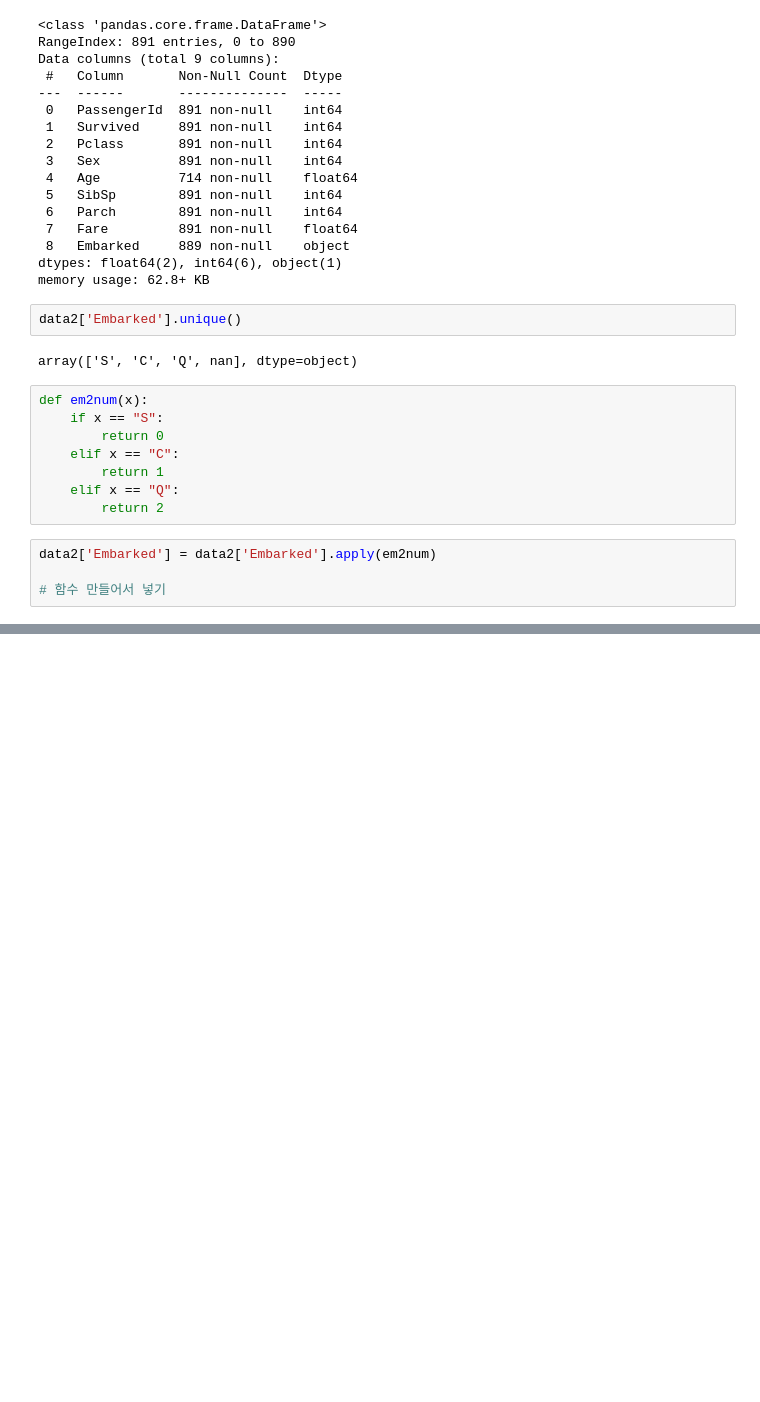
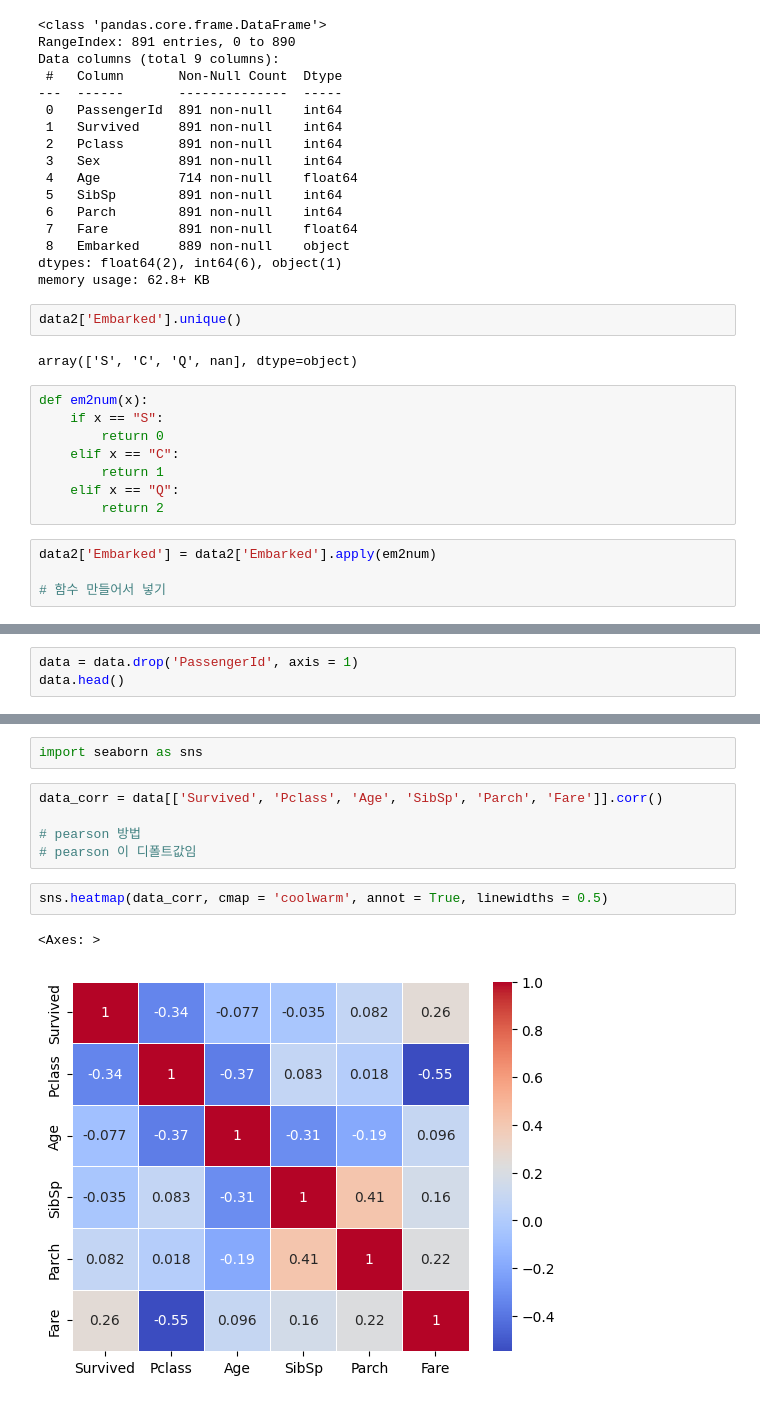
Before and after one commit to youngeunkoo/fintech_service, a Jupyter notebook: 06machine_learning/04_데이터전처리연습_titanic_Data.ipynb, the cells around one changed output, grey strips where cells are left out. Saved outputs shown, nothing was run; the diff lists cells and outputs as text; blank space fills up the shorter version.

```diff
--- a/06machine_learning/04_데이터전처리연습_titanic_Data.ipynb
+++ b/06machine_learning/04_데이터전처리연습_titanic_Data.ipynb
@@ -1455,0 +1743,3 @@ data2.head()
+# %%
+data = data.drop('PassengerId', axis = 1)
+data.head()
@@ -1455,0 +1823,12 @@ data2.head()
+# %%
+import seaborn as sns
+# %%
+data_corr = data[['Survived', 'Pclass', 'Age', 'SibSp', 'Parch', 'Fare']].corr()
+
+# pearson 방법
+# pearson 이 디폴트값임
+# %%
+sns.heatmap(data_corr, cmap = 'coolwarm', annot = True, linewidths = 0.5)
+# %% [output]
+<Axes: >
+[figure, added]
```
Also changed, not shown: parts of 140 cells of this notebook, 1 other file.
